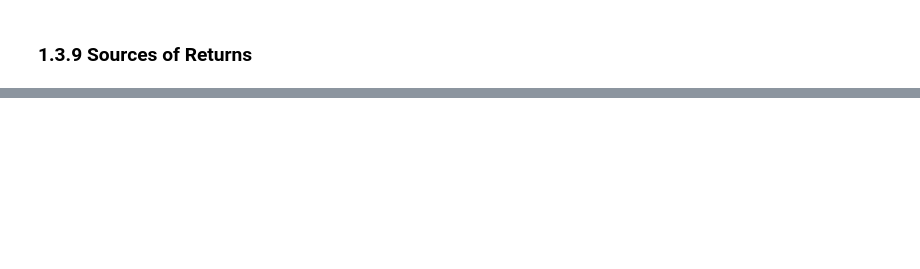
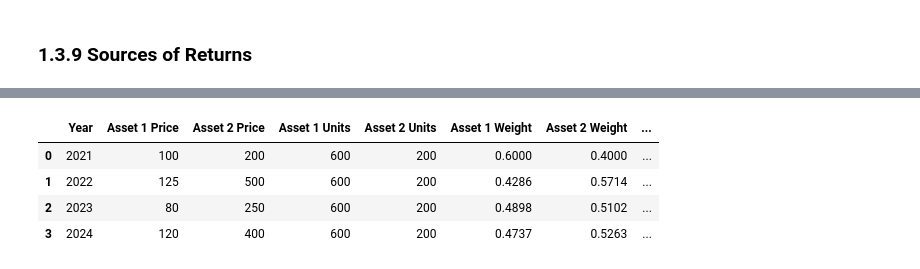
Before and after one commit to mickeyadd/my_risk_toolkit, a Jupyter notebook: Market Risk Analysis Notes/I. Quantitative Methods in Finance/Chapter 1 - Basic Calculus for Finance/1.3 Analysis of Financial Returns.ipynb, the cells around one changed output, grey strips where cells are left out. Cells and saved outputs as stored; diff of their text form; code cells hidden in the pictures; blank space fills up the shorter version.

```diff
--- a/Market Risk Analysis Notes/I. Quantitative Methods in Finance/Chapter 1 - Basic Calculus for Finance/1.3 Analysis of Financial Returns.ipynb
+++ b/Market Risk Analysis Notes/I. Quantitative Methods in Finance/Chapter 1 - Basic Calculus for Finance/1.3 Analysis of Financial Returns.ipynb
@@ -452,0 +571,25 @@ $$\Delta_h ln P_{t} = \sum_{i = 0}^{h - 1}  \Delta ln_{t + i}$$
+# %%
+# Scenario 1 holdings constant and no rebalancing so we just need to find the portfolio return to
+# complete our previous two asset example. Creating a copy of previous example to be explicit
+# for the new scenarios
+
+no_rebalancing = two_assets.copy()
+
+# Calculate the return of the portfolio
+no_rebalancing["Portfolio Return"] = no_rebalancing["Portfolio Value"].pct_change().fillna(0)
+
+# Calculate the return of each asset
+no_rebalancing["Asset 1 Return"] = no_rebalancing["Asset 1 Price"].pct_change().fillna(0)
+no_rebalancing["Asset 2 Return"] = no_rebalancing["Asset 2 Price"].pct_change().fillna(0)
+
+# Reorganise the columns
+no_rebalancing = no_rebalancing[["Year", "Asset 1 Price", "Asset 2 Price", "Asset 1 Units", "Asset 2 Units", "Asset 1 Weight",
+                                 "Asset 2 Weight", "Asset 1 Value", "Asset 2 Value", "Asset 1 Return", "Asset 2 Return",
+                                 "Portfolio Value", "Portfolio Return"]]
+no_rebalancing
+# %% [output]
+|  | Year | Asset 1 Price | Asset 2 Price | Asset 1 Units | Asset 2 Units | Asset 1 Weight | Asset 2 Weight | ... |
+| 0 | 2021 | 100 | 200 | 600 | 200 | 0.6000 | 0.4000 | ... |
+| 1 | 2022 | 125 | 500 | 600 | 200 | 0.4286 | 0.5714 | ... |
+| 2 | 2023 | 80 | 250 | 600 | 200 | 0.4898 | 0.5102 | ... |
+| 3 | 2024 | 120 | 400 | 600 | 200 | 0.4737 | 0.5263 | ... |
```
Also changed, not shown: parts of 14 cells of this notebook.
